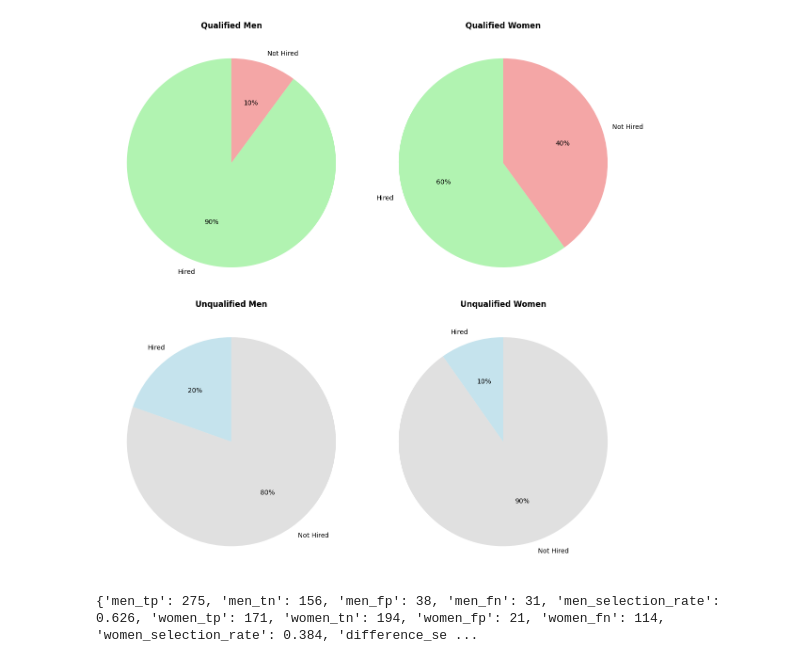
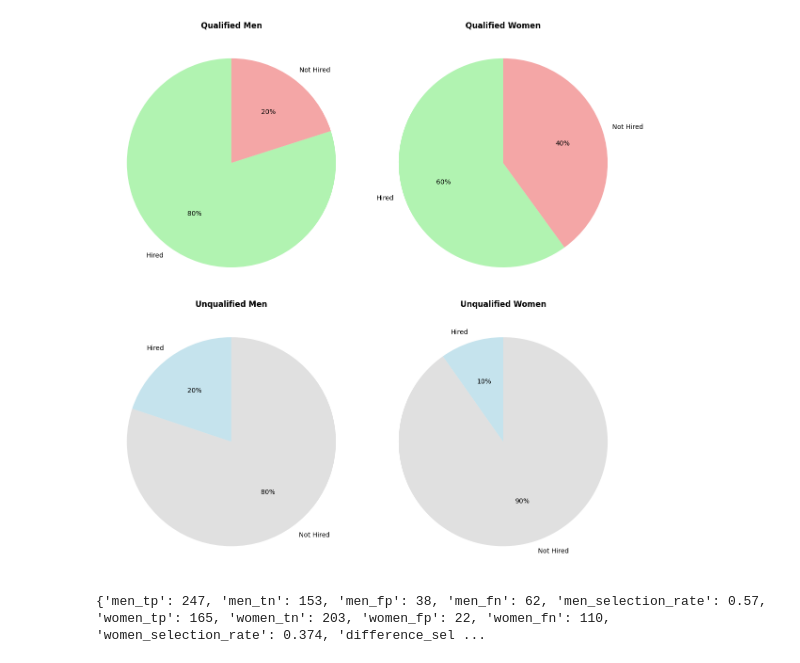
Before and after one commit to amywinecoff/audit_simulation, a Jupyter notebook: audit_simulation.ipynb, the cells around one changed output. Cells and saved outputs as stored; diff of their text form; code cells hidden in the pictures.

```diff
--- a/audit_simulation.ipynb
+++ b/audit_simulation.ipynb
@@ -291,18 +321,18 @@ def simulate_audit(df, men_sample_size, women_sample_size, n_iterations=1, sel_r
 # %%
 bias_population= simulate_hiring_outcomes(
     num_men=500,
     num_women=500,
     men_qualified_rate=0.6,
     women_qualified_rate=0.6,
-    qualified_men_hiring_rate=0.9,
+    qualified_men_hiring_rate=0.8,
     qualified_women_hiring_rate=0.6,
     unqualified_men_hiring_rate=0.2,
     unqualified_women_hiring_rate=0.1
 )
 
 plot_hiring_outcomes(bias_population)
 bias_population_metrics = calculate_metrics(bias_population)
 print(bias_population_metrics)
 # %% [output]
-[figure, old version]
+[figure, new version]
-{'men_tp': 275, 'men_tn': 156, 'men_fp': 38, 'men_fn': 31, 'men_selection_rate': 0.626, 'women_tp': 171, 'women_tn': 194, 'women_fp': 21, 'women_fn': 114, 'women_selection_rate': 0.384, 'difference_se ...
+{'men_tp': 247, 'men_tn': 153, 'men_fp': 38, 'men_fn': 62, 'men_selection_rate': 0.57, 'women_tp': 165, 'women_tn': 203, 'women_fp': 22, 'women_fn': 110, 'women_selection_rate': 0.374, 'difference_sel ...
```
Also changed, not shown: parts of 11 cells of this notebook.
